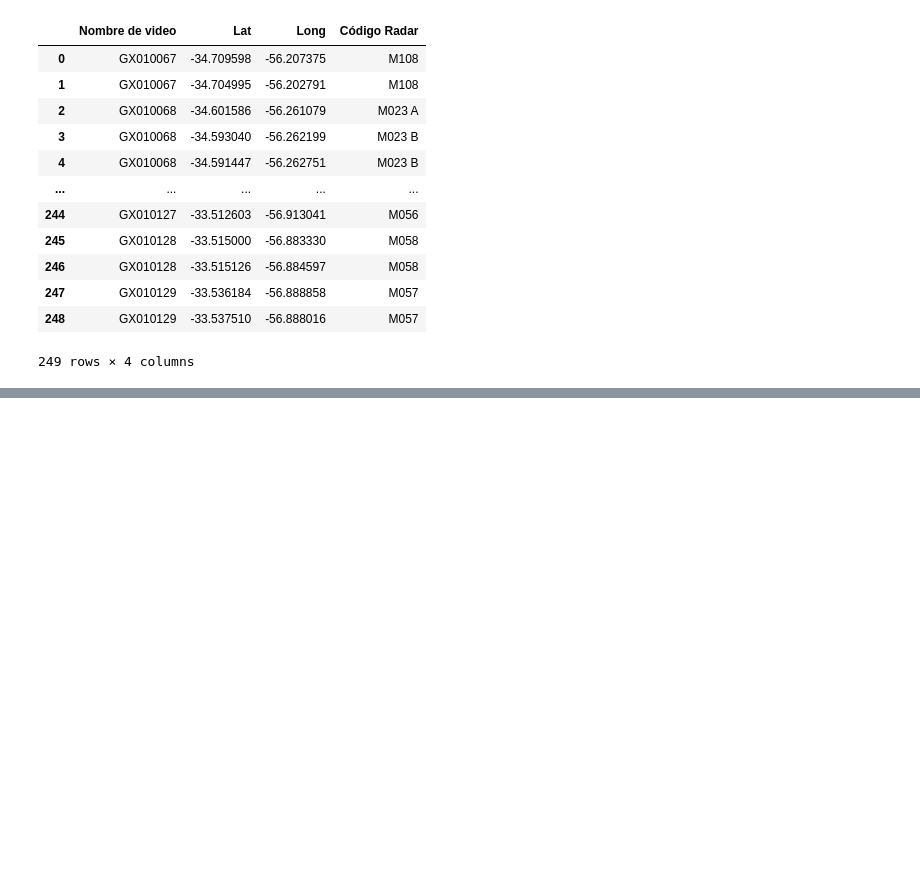
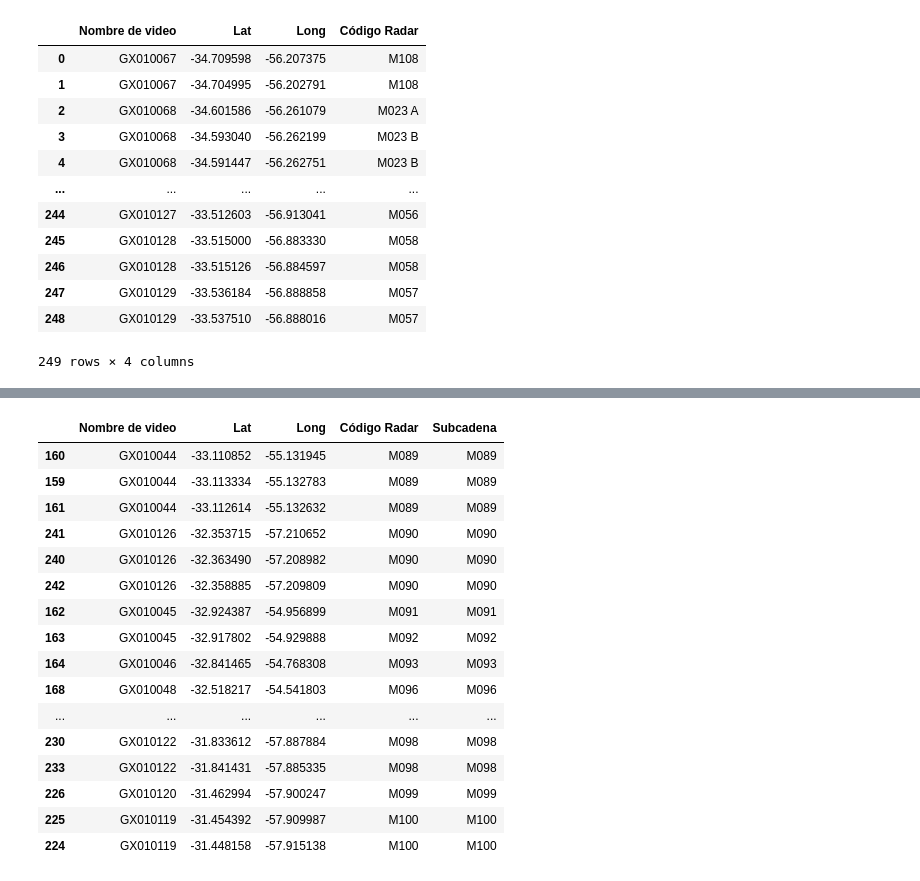
Before and after one commit to csi-FelipePino/SignScan, a Jupyter notebook: Tablas.ipynb, the cells around one changed output, grey strips where cells are left out. Cells and saved outputs as stored; diff of their text form; code cells hidden in the pictures; blank space fills up the shorter version.

```diff
--- a/Tablas.ipynb
+++ b/Tablas.ipynb
@@ -112,3 +112,7 @@ carteles
 | 247 | GX010129 | -33.536184 | -56.888858 | M057 |
 | 248 | GX010129 | -33.537510 | -56.888016 | M057 |
 249 rows × 4 columns
+# %%
+df_agrupado = carteles.sort_values(by="Código Radar")
+
+df_agrupado
@@ -114,0 +133,3 @@ carteles
+# %%
+df_agrupado["Código Radar"] = df_agrupado["Código Radar"].str.replace(" ", "", regex=False)
+df_agrupado["Código Radar"] = df_agrupado["Código Radar"].str.upper()
@@ -114,0 +193,40 @@ carteles
+# %%
+valores_a_filtrar = [
+    "M089", "M090", "M091", "M092", "M093",
+    "M096", "M097", "M098", "M099","M100"
+]
+
+
+subcadenas = []
+for index, row in df_agrupado.iterrows():
+    subcadena_encontrada = None
+    for valor in valores_a_filtrar:
+        if valor in row["Código Radar"]:
+            subcadena_encontrada = valor
+            break
+    subcadenas.append(subcadena_encontrada)
+
+df_agrupado["Subcadena"] = subcadenas
+
+
+carteles_filtrado = df_agrupado[df_agrupado["Subcadena"].notna()]
+
+carteles_filtrado
+# %% [output]
+|  | Nombre de video | Lat | Long | Código Radar | Subcadena |
+| 160 | GX010044 | -33.110852 | -55.131945 | M089 | M089 |
+| 159 | GX010044 | -33.113334 | -55.132783 | M089 | M089 |
+| 161 | GX010044 | -33.112614 | -55.132632 | M089 | M089 |
+| 241 | GX010126 | -32.353715 | -57.210652 | M090 | M090 |
+| 240 | GX010126 | -32.363490 | -57.208982 | M090 | M090 |
+| 242 | GX010126 | -32.358885 | -57.209809 | M090 | M090 |
+| 162 | GX010045 | -32.924387 | -54.956899 | M091 | M091 |
+| 163 | GX010045 | -32.917802 | -54.929888 | M092 | M092 |
+| 164 | GX010046 | -32.841465 | -54.768308 | M093 | M093 |
+| 168 | GX010048 | -32.518217 | -54.541803 | M096 | M096 |
+| ... | ... | ... | ... | ... | ... |
+| 230 | GX010122 | -31.833612 | -57.887884 | M098 | M098 |
+| 233 | GX010122 | -31.841431 | -57.885335 | M098 | M098 |
+| 226 | GX010120 | -31.462994 | -57.900247 | M099 | M099 |
+| 225 | GX010119 | -31.454392 | -57.909987 | M100 | M100 |
+| 224 | GX010119 | -31.448158 | -57.915138 | M100 | M100 |
```
Also changed, not shown: parts of 11 cells of this notebook, 12 other files.
